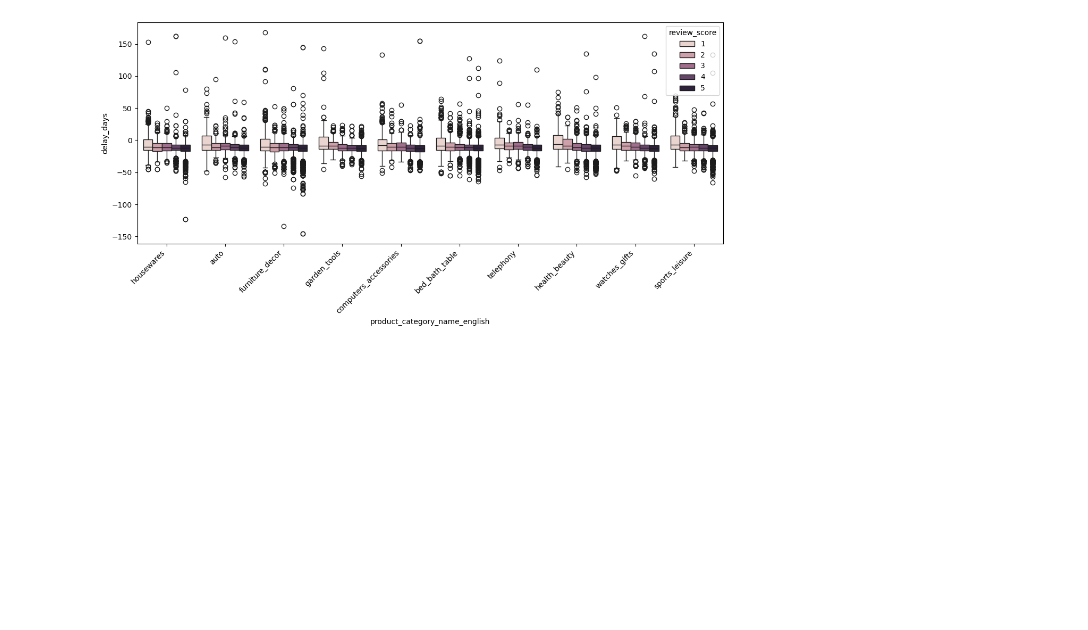
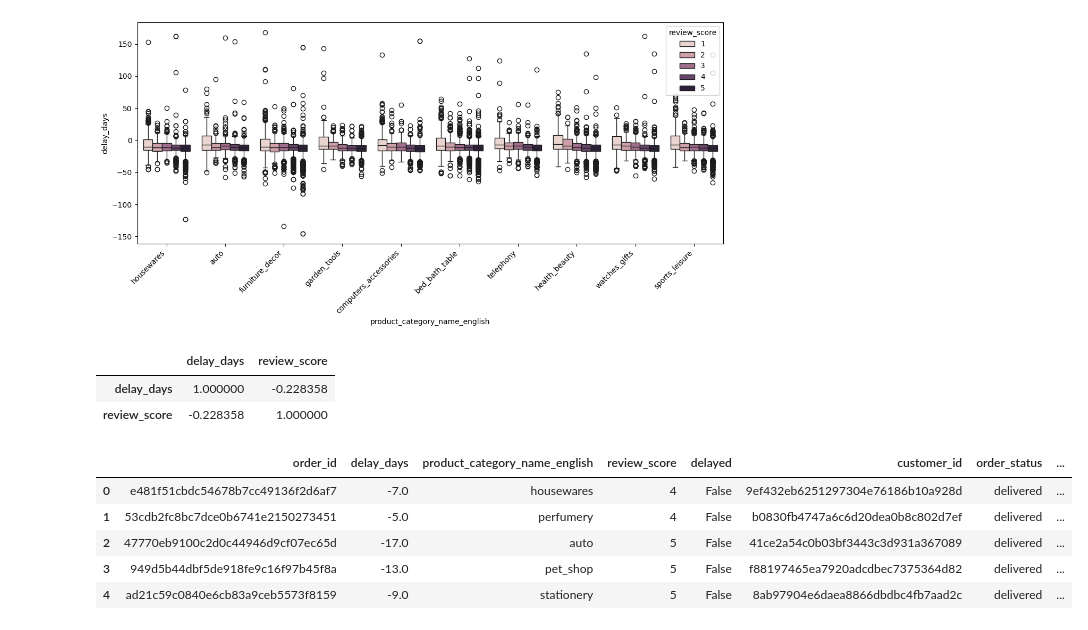
Before and after one commit to taaesu/olist_analysis, a Jupyter notebook: olist_analysis.ipynb, the cells around one changed output. Drawn from its saved outputs; the diff is of its cells as text; code cells hidden in the pictures; blank space fills up the shorter version.

```diff
--- a/olist_analysis.ipynb
+++ b/olist_analysis.ipynb
@@ -383,3 +383,18 @@ plt.tight_layout()
 plt.show()
 # %% [output]
 [figure]
+# %%
+df[['delay_days','review_score']].corr()
+# %% [output]
+|  | delay_days | review_score |
+| delay_days | 1.000000 | -0.228358 |
+| review_score | -0.228358 | 1.000000 |
+# %%
+df.assign(delayed = lambda df:df.delay_days>0).merge
+# %% [output]
+|  | order_id | delay_days | product_category_name_english | review_score | delayed | customer_id | order_status | ... |
+| 0 | e481f51cbdc54678b7cc49136f2d6af7 | -7.0 | housewares | 4 | False | 9ef432eb6251297304e76186b10a928d | delivered | ... |
+| 1 | 53cdb2fc8bc7dce0b6741e2150273451 | -5.0 | perfumery | 4 | False | b0830fb4747a6c6d20dea0b8c802d7ef | delivered | ... |
+| 2 | 47770eb9100c2d0c44946d9cf07ec65d | -17.0 | auto | 5 | False | 41ce2a54c0b03bf3443c3d931a367089 | delivered | ... |
+| 3 | 949d5b44dbf5de918fe9c16f97b45f8a | -13.0 | pet_shop | 5 | False | f88197465ea7920adcdbec7375364d82 | delivered | ... |
+| 4 | ad21c59c0840e6cb83a9ceb5573f8159 | -9.0 | stationery | 5 | False | 8ab97904e6daea8866dbdbc4fb7aad2c | delivered | ... |
```
Also changed, not shown: parts of 8 cells of this notebook.
